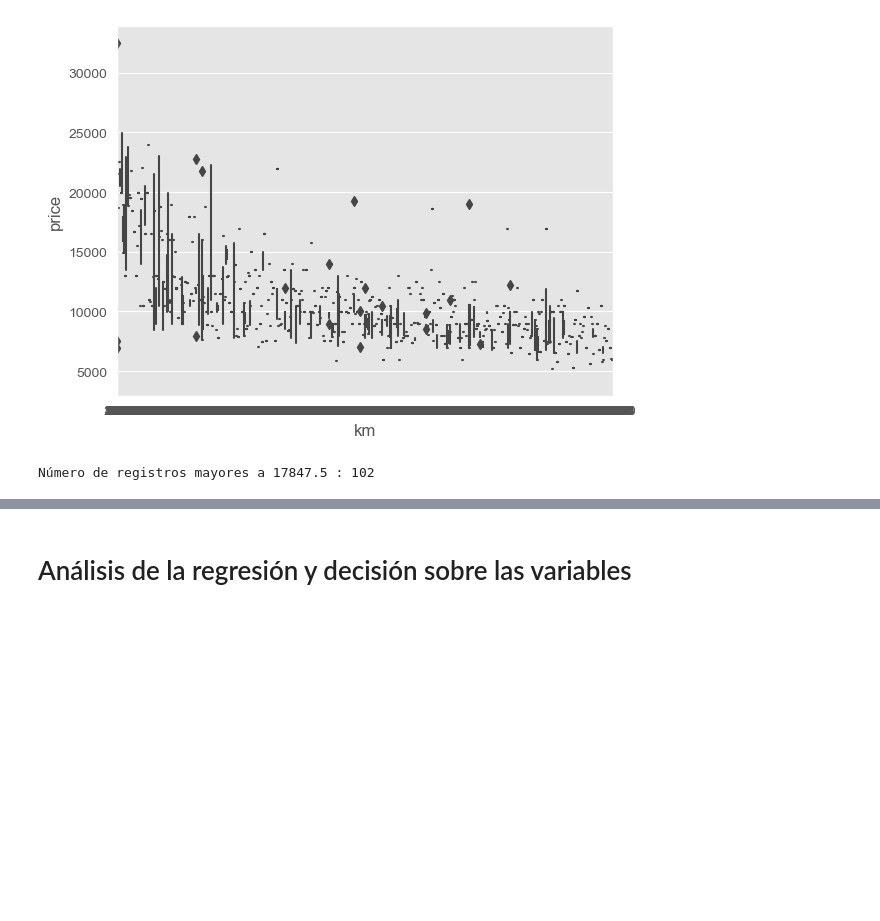
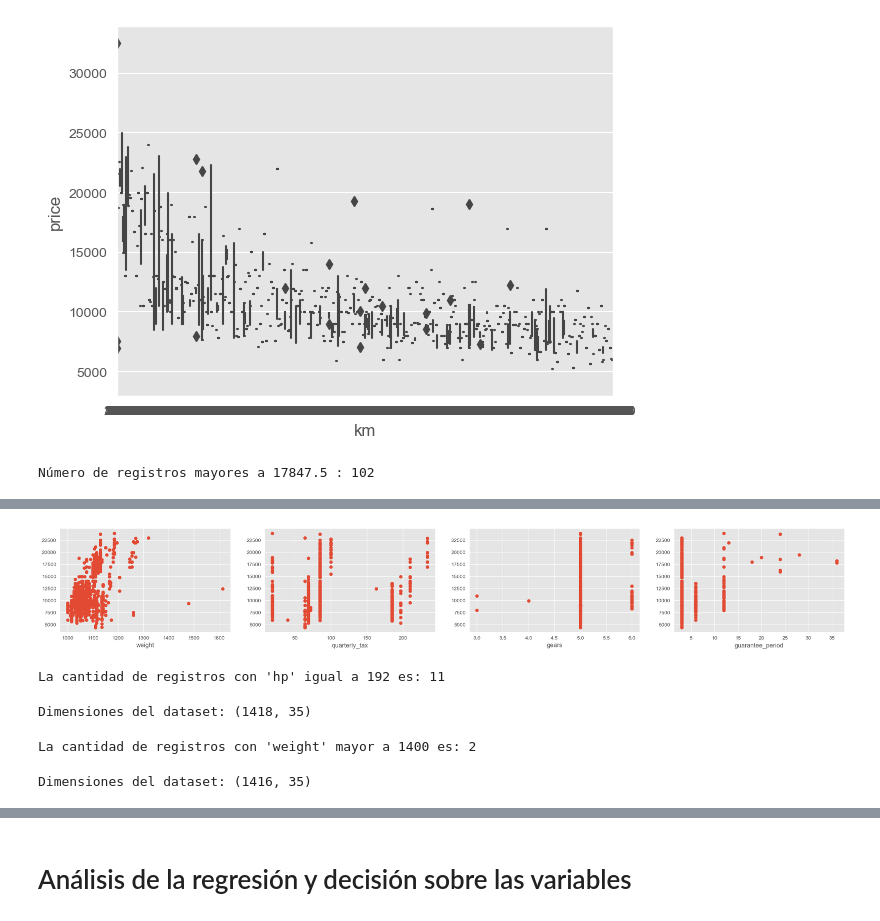
Before and after one commit to JustinoBoggio/ToyotaCorolla-Datamining, a Jupyter notebook: ToyotaCorolla.ipynb, the cells around one changed output, grey strips where cells are left out. Cells and saved outputs as stored; diff of their text form; code cells hidden in the pictures; blank space fills up the shorter version.

```diff
--- a/ToyotaCorolla.ipynb
+++ b/ToyotaCorolla.ipynb
@@ -439,0 +528,20 @@ with mlflow.start_run(run_name="Linea Base"):
+# %%
+variables_continuas_scatter = ['weight','quarterly_tax', 'gears', 'guarantee_period']
+
+fig = plt.figure(figsize=(34,25))
+
+for i in range(len(variables_continuas_scatter)):
+    aux = variables_continuas_scatter[i]
+
+    ax1 = fig.add_subplot(6,5,i+1)
+    ax1.set_xlabel(aux)
+
+    plt.scatter(df[aux],df.price)
+# %% [output]
+[figure, added]
+# %%
+cantidad_registros = df[df['hp'] == 192].shape[0]
+
+print(f"La cantidad de registros con 'hp' igual a 192 es: {cantidad_registros}")
+# %% [output]
+La cantidad de registros con 'hp' igual a 192 es: 11
@@ -439,0 +550,10 @@ with mlflow.start_run(run_name="Linea Base"):
+# %%
+print(f'Dimensiones del dataset: {df.shape}')
+# %% [output]
+Dimensiones del dataset: (1418, 35)
+# %%
+cantidad_registros = df[df['weight'] > 1400].shape[0]
+
+print(f"La cantidad de registros con 'weight' mayor a 1400 es: {cantidad_registros}")
+# %% [output]
+La cantidad de registros con 'weight' mayor a 1400 es: 2
@@ -439,0 +562,4 @@ with mlflow.start_run(run_name="Linea Base"):
+# %%
+print(f'Dimensiones del dataset: {df.shape}')
+# %% [output]
+Dimensiones del dataset: (1416, 35)
```
Also changed, not shown: parts of 149 cells of this notebook.
